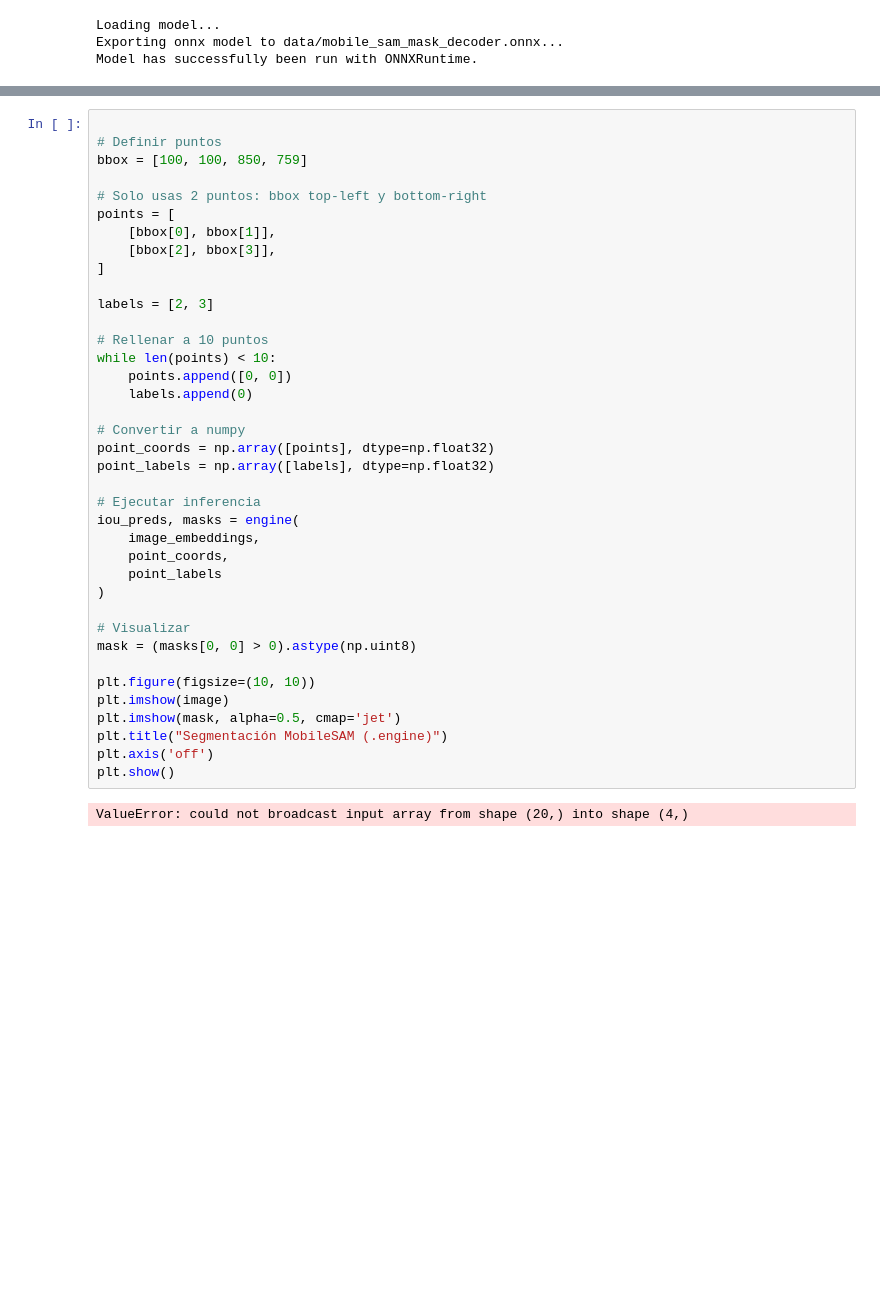
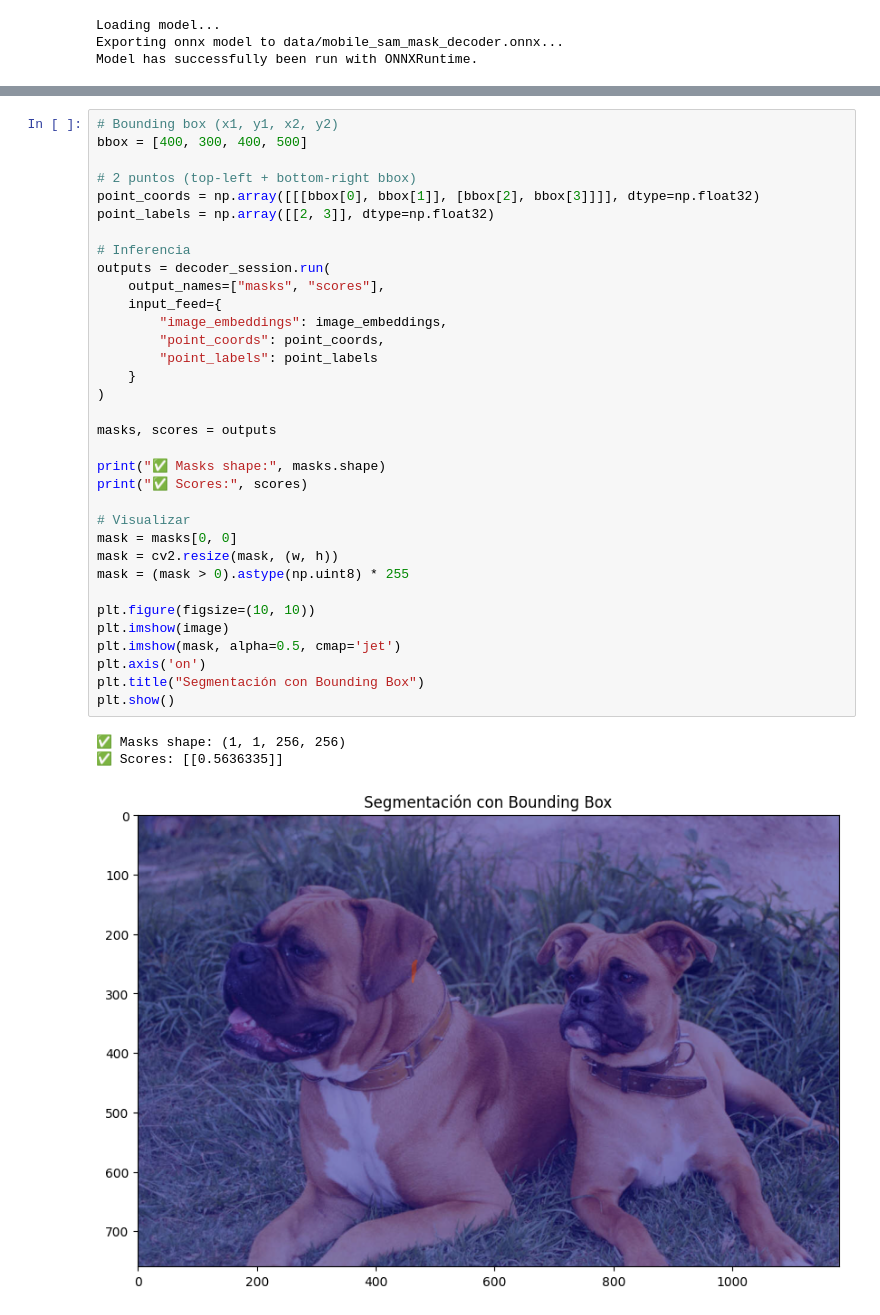
Before and after one commit to JVR27XD/MobileSAM, a Jupyter notebook: NanoSAM.ipynb, the cells around one changed output, grey strips where cells are left out. Cells and saved outputs as stored; diff of their text form; blank space fills up the shorter version.

```diff
--- a/NanoSAM.ipynb
+++ b/NanoSAM.ipynb
@@ -365,40 +390,38 @@ MemoryError: cuMemHostAlloc failed: out of memory
 # %%
+# Bounding box (x1, y1, x2, y2)
+bbox = [400, 300, 400, 500]
 
-# Definir puntos
-bbox = [100, 100, 850, 759]
+# 2 puntos (top-left + bottom-right bbox)
+point_coords = np.array([[[bbox[0], bbox[1]], [bbox[2], bbox[3]]]], dtype=np.float32)
+point_labels = np.array([[2, 3]], dtype=np.float32)
 
-# Solo usas 2 puntos: bbox top-left y bottom-right
-points = [
-    [bbox[0], bbox[1]],
-    [bbox[2], bbox[3]],
-]
-
-labels = [2, 3]
-
-# Rellenar a 10 puntos
-while len(points) < 10:
-    points.append([0, 0])
-    labels.append(0)
-
-# Convertir a numpy
-point_coords = np.array([points], dtype=np.float32)
-point_labels = np.array([labels], dtype=np.float32)
-
-# Ejecutar inferencia
-iou_preds, masks = engine(
-    image_embeddings,
-    point_coords,
-    point_labels
+# Inferencia
+outputs = decoder_session.run(
+    output_names=["masks", "scores"],
+    input_feed={
+        "image_embeddings": image_embeddings,
+        "point_coords": point_coords,
+        "point_labels": point_labels
+    }
 )
 
+masks, scores = outputs
+
+print("✅ Masks shape:", masks.shape)
+print("✅ Scores:", scores)
+
 # Visualizar
-mask = (masks[0, 0] > 0).astype(np.uint8)
+mask = masks[0, 0]
+mask = cv2.resize(mask, (w, h))
+mask = (mask > 0).astype(np.uint8) * 255
 
 plt.figure(figsize=(10, 10))
 plt.imshow(image)
 plt.imshow(mask, alpha=0.5, cmap='jet')
-plt.title("Segmentación MobileSAM (.engine)")
-plt.axis('off')
+plt.axis('on')
+plt.title("Segmentación con Bounding Box")
 plt.show()
 # %% [output]
-ValueError: could not broadcast input array from shape (20,) into shape (4,)
+✅ Masks shape: (1, 1, 256, 256)
+✅ Scores: [[0.5636335]]
+[figure, added]
```
Also changed, not shown: parts of 17 cells of this notebook.
